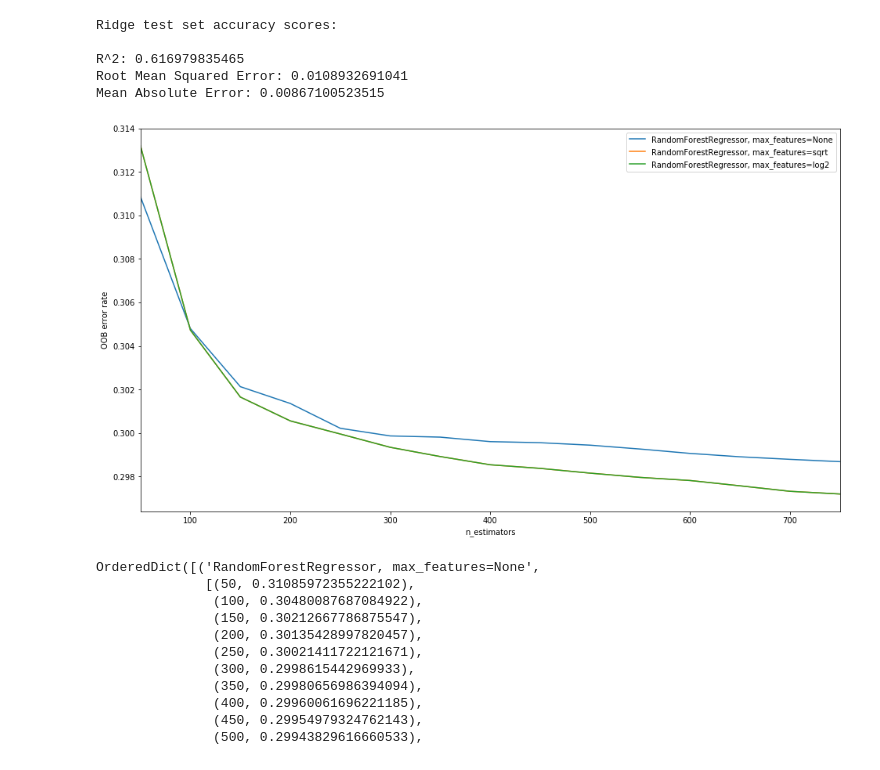
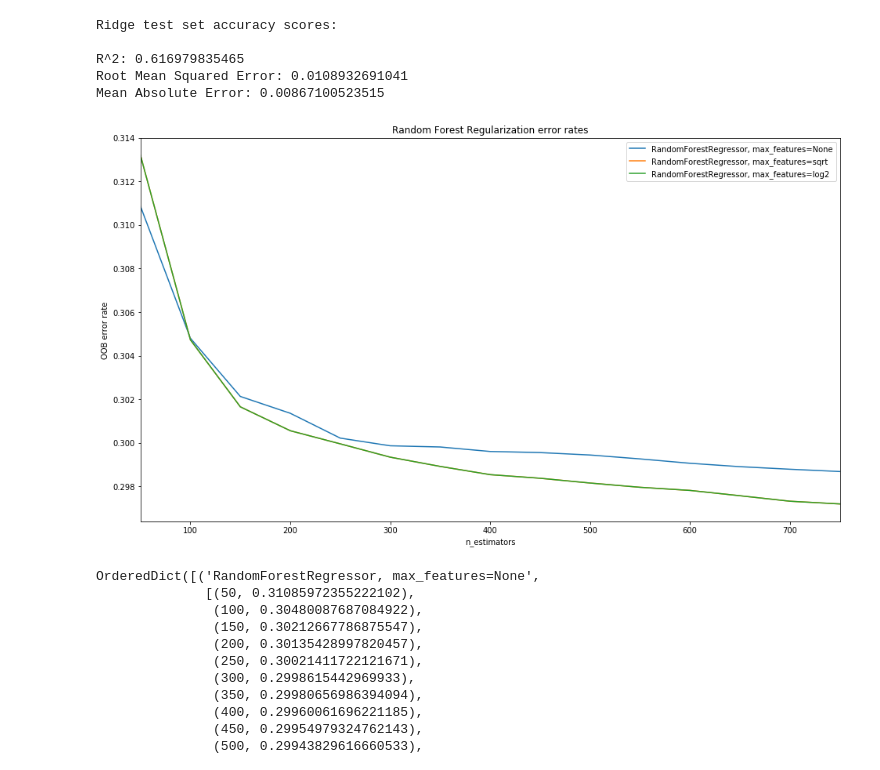
Before and after one commit to fsmahmood/Springboard-Python-Projects, a Jupyter notebook: Air Quality Capstone project/Code and Data/Capstone Machine Learning Analysis.ipynb, the cells around one changed output. Drawn from its saved outputs; the diff is of its cells as text; code cells hidden in the pictures.

```diff
--- a/Air Quality Capstone project/Code and Data/Capstone Machine Learning Analysis.ipynb
+++ b/Air Quality Capstone project/Code and Data/Capstone Machine Learning Analysis.ipynb
@@ -461,34 +489,35 @@ ensemble_regs = [
                                random_state=42))
 
 ]
 
 error_rate = OrderedDict((label, []) for label, _ in ensemble_regs)
 
 # Range of `n_estimators` values to explore.
 min_estimators = 50
 max_estimators = 750
 
 for label, reg in ensemble_regs:
     for i in range(min_estimators, max_estimators + 1, 50):
         reg.set_params(n_estimators=i)
         reg.fit(X_train, y_train)
 
         # Record the OOB error for each `n_estimators=i` setting.
         oob_error = 1 - reg.oob_score_
         error_rate[label].append((i, oob_error))
 
 # Generate the "OOB error rate" vs. "n_estimators" plot.
 for label, reg_err in error_rate.items():
     xs, ys = zip(*reg_err)
     plt.plot(xs, ys, label=label)
 
 _ = plt.xlim(min_estimators, max_estimators)
 _ = plt.xlabel("n_estimators")
 _ = plt.ylabel("OOB error rate")
+_ = plt.title("Random Forest Regularization error rates")
 _ = plt.legend(loc="upper right")
 _ = plt.show()
 # %% [output]
-[figure, old version]
+[figure, new version]
 # %%
 error_rate
 # %% [output]
```
Also changed, not shown: parts of 20 cells of this notebook.
